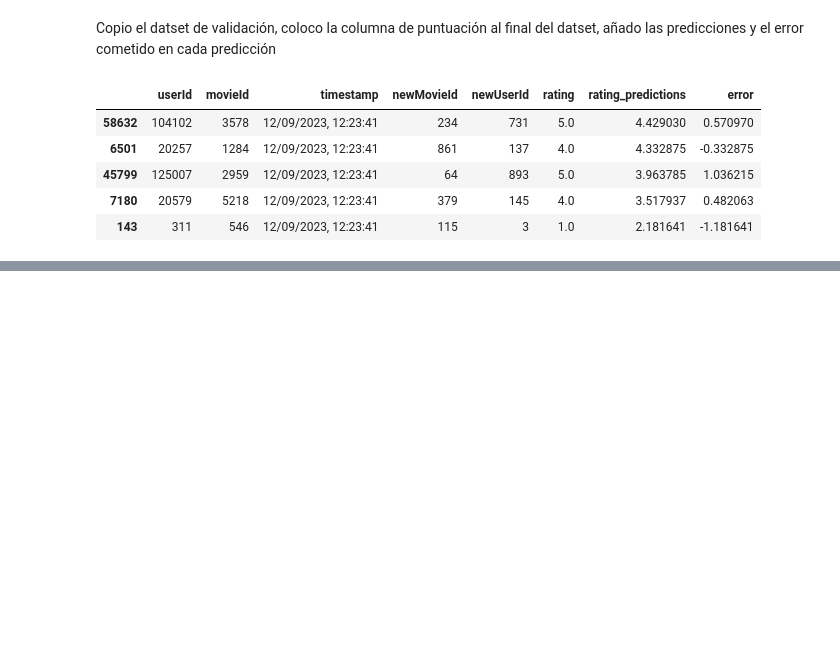
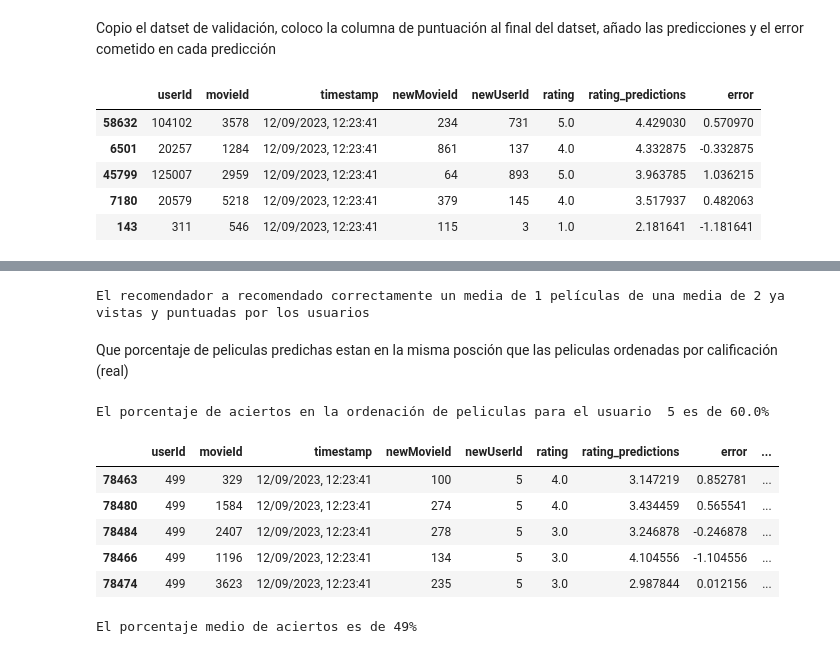
Before and after one commit to Jaime44/WorkSpace, a Jupyter notebook: Notebooks/movie-recommender-systems-using-neural-network.ipynb, the cells around one changed output, grey strips where cells are left out. Cells and saved outputs as stored; diff of their text form; code cells hidden in the pictures; blank space fills up the shorter version.

```diff
--- a/Notebooks/movie-recommender-systems-using-neural-network.ipynb
+++ b/Notebooks/movie-recommender-systems-using-neural-network.ipynb
@@ -761,0 +740,79 @@ Recomendaría 3 de las 5 películas que mejor a puntuado el usuario 125007
+# %%
+num_movie_saw_by_user = 0
+num_movie_recommended_by_user = 0
+n_users = X_validation_with_predicitons.userId.unique().shape[0]
+
+for userID in X_validation_with_predicitons.newUserId.unique():
+    group_by_userID  = X_validation_with_predicitons.groupby('newUserId').get_group(userID)
+    order_by_true_rating = group_by_userID.sort_values(by='rating', ascending=False)
+    order_by_predict_rating = group_by_userID.sort_values(by='rating_predictions', ascending=False)
+    df_group_by_user_order_rating_recommended_mov = order_by_true_rating.copy()
+    df_group_by_user_order_rating_recommended_mov['recommended_movies'] = order_by_predict_rating['newMovieId'].values
+    num_movie_to_saw= len(df_group_by_user_order_rating_recommended_mov.newMovieId.unique())
+
+    # num_movie_saw_by_user = num_movie_saw_by_user + num_movie_to_saw
+
+    num_movie_to_recomed = int(num_movie_to_saw/2)
+
+    num_movie_saw_by_user = num_movie_saw_by_user + num_movie_to_recomed
+
+    count_shared_movies = df_group_by_user_order_rating_recommended_mov.head(num_movie_to_recomed)['newMovieId'].isin(df_group_by_user_order_rating_recommended_mov.head(num_movie_to_recomed)['recommended_movies']).sum()
+    num_movie_recommended_by_user = num_movie_recommended_by_user + count_shared_movies
+    # print(f"Recomendaría {count_shared_movies} de las {num_movie_to_recomed} películas que mejor a puntuado el usuario {df_group_by_user_order_rating_recommended_mov.newUserId.unique()[0]}")
+
+
+
+mean_movie_saw_by_user = num_movie_saw_by_user/n_users
+mean_movie_recommended_by_user = num_movie_recommended_by_user/n_users
+
+print(f"El recomendador a recomendado correctamente un media de {round(mean_movie_recommended_by_user)} películas de una media de {round(mean_movie_saw_by_user)} ya vistas y puntuadas por los usuarios")
+# %% [output]
+El recomendador a recomendado correctamente un media de 1 películas de una media de 2 ya vistas y puntuadas por los usuarios
+# %% [markdown]
+Que porcentaje de peliculas predichas estan en la misma posción que las peliculas ordenadas por calificación (real)
+# %%
+userID = 5
+num_movie_to_recomed = 5
+group_by_userID  = X_validation_with_predicitons.groupby('newUserId').get_group(userID)
+order_by_true_rating = group_by_userID.sort_values(by='rating', ascending=False)
+order_by_predict_rating = group_by_userID.sort_values(by='rating_predictions', ascending=False)
+df_group_by_user_order_rating_recommended_mov = order_by_true_rating.copy()
+df_group_by_user_order_rating_recommended_mov['recommended_movies'] = order_by_predict_rating['newMovieId'].values
+comparison_result = df_group_by_user_order_rating_recommended_mov['newMovieId'] == df_group_by_user_order_rating_recommended_mov['recommended_movies']
+count_true_false = comparison_result.value_counts()
+if True in count_true_false.index:
+    porcentaje_aciertos = count_true_false[True] / len(df_group_by_user_order_rating_recommended_mov) * 100
+else:
+    porcentaje_aciertos = 0
+print(f"El porcentaje de aciertos en la ordenación de peliculas para el usuario  {df_group_by_user_order_rating_recommended_mov.newUserId.unique()[0]} es de {porcentaje_aciertos}%")
+df_group_by_user_order_rating_recommended_mov
+# %% [output]
+El porcentaje de aciertos en la ordenación de peliculas para el usuario  5 es de 60.0%
+|  | userId | movieId | timestamp | newMovieId | newUserId | rating | rating_predictions | error | ... |
+| 78463 | 499 | 329 | 12/09/2023, 12:23:41 | 100 | 5 | 4.0 | 3.147219 | 0.852781 | ... |
+| 78480 | 499 | 1584 | 12/09/2023, 12:23:41 | 274 | 5 | 4.0 | 3.434459 | 0.565541 | ... |
+| 78484 | 499 | 2407 | 12/09/2023, 12:23:41 | 278 | 5 | 3.0 | 3.246878 | -0.246878 | ... |
+| 78466 | 499 | 1196 | 12/09/2023, 12:23:41 | 134 | 5 | 3.0 | 4.104556 | -1.104556 | ... |
+| 78474 | 499 | 3623 | 12/09/2023, 12:23:41 | 235 | 5 | 3.0 | 2.987844 | 0.012156 | ... |
+# %%
+sum_percent = 0
+for userID in X_validation_with_predicitons.newUserId.unique():
+    group_by_userID  = X_validation_with_predicitons.groupby('newUserId').get_group(userID)
+    order_by_true_rating = group_by_userID.sort_values(by='rating', ascending=False)
+    order_by_predict_rating = group_by_userID.sort_values(by='rating_predictions', ascending=False)
+    df_group_by_user_order_rating_recommended_mov = order_by_true_rating.copy()
+    df_group_by_user_order_rating_recommended_mov['recommended_movies'] = order_by_predict_rating['newMovieId'].values
+    comparison_result = df_group_by_user_order_rating_recommended_mov['newMovieId'] == df_group_by_user_order_rating_recommended_mov['recommended_movies']
+    count_true_false = comparison_result.value_counts()
+    if True in count_true_false.index:
+        porcentaje_aciertos = count_true_false[True] / len(df_group_by_user_order_rating_recommended_mov) * 100
+    else:
+        porcentaje_aciertos = 0
+    # print(f"El porcentaje de aciertos en la ordenación de peliculas para el usuario  {df_group_by_user_order_rating_recommended_mov.newUserId.unique()[0]} es de {porcentaje_aciertos}%")
+    sum_percent = sum_percent + porcentaje_aciertos
+
+total = len(X_validation_with_predicitons.newUserId.unique())
+
+print(f"El porcentaje medio de aciertos es de {round(sum_percent/total)}%")
+# %% [output]
+El porcentaje medio de aciertos es de 49%
```
Also changed, not shown: parts of 6 cells of this notebook.
